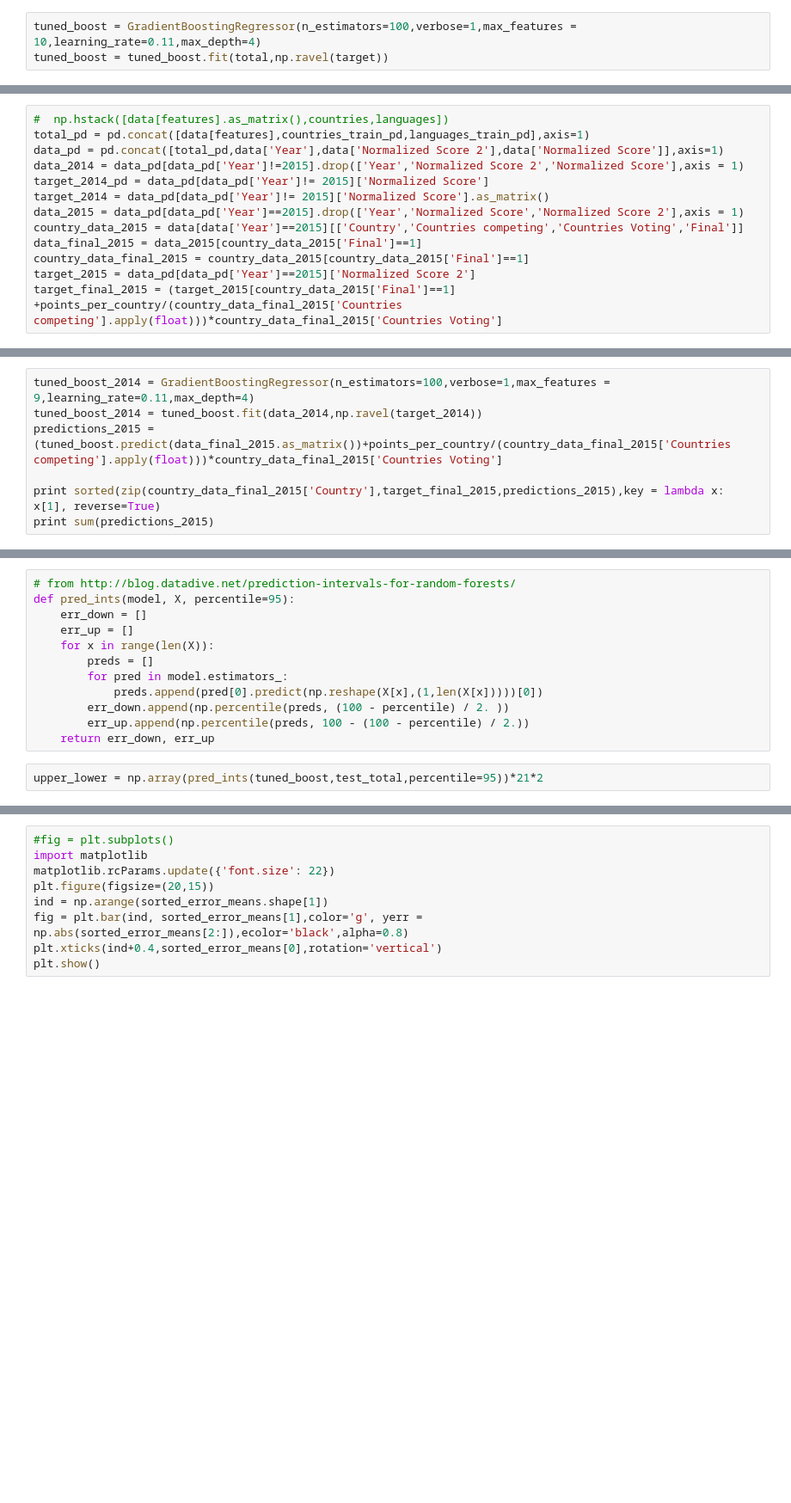
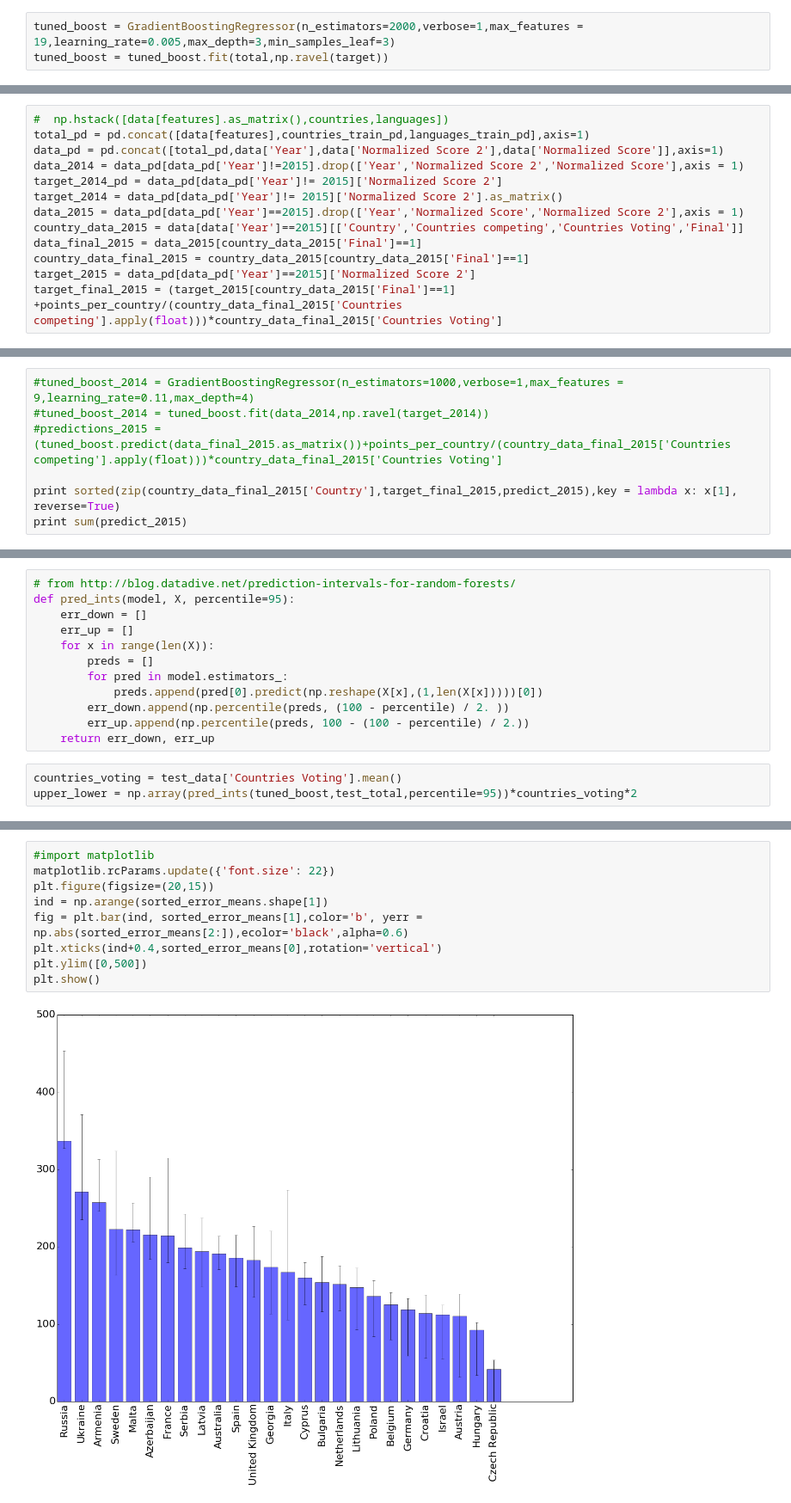
Before and after one commit to janjitse/eurovision2016, a Jupyter notebook: eurovision.ipynb, the cells around one changed output, grey strips where cells are left out. Shown at 86% size. Saved outputs shown, nothing was run; the diff lists cells and outputs as text; blank space fills up the shorter version.

Commit message:
Cleaned up code, added predictions for the final, + evaluations

```diff
--- a/eurovision.ipynb
+++ b/eurovision.ipynb
@@ -192,3 +184,3 @@ for nr_estimators in range(10,200,10):
 # %%
-tuned_boost = GradientBoostingRegressor(n_estimators=100,verbose=1,max_features = 10,learning_rate=0.11,max_depth=4)
+tuned_boost = GradientBoostingRegressor(n_estimators=2000,verbose=1,max_features = 19,learning_rate=0.005,max_depth=3,min_samples_leaf=3)
 tuned_boost = tuned_boost.fit(total,np.ravel(target))
@@ -206,8 +252,8 @@ for l in pred_outcome:
 total_pd = pd.concat([data[features],countries_train_pd,languages_train_pd],axis=1)
 data_pd = pd.concat([total_pd,data['Year'],data['Normalized Score 2'],data['Normalized Score']],axis=1)
 data_2014 = data_pd[data_pd['Year']!=2015].drop(['Year','Normalized Score 2','Normalized Score'],axis = 1)
-target_2014_pd = data_pd[data_pd['Year']!= 2015]['Normalized Score']
-target_2014 = data_pd[data_pd['Year']!= 2015]['Normalized Score'].as_matrix()
+target_2014_pd = data_pd[data_pd['Year']!= 2015]['Normalized Score 2']
+target_2014 = data_pd[data_pd['Year']!= 2015]['Normalized Score 2'].as_matrix()
 data_2015 = data_pd[data_pd['Year']==2015].drop(['Year','Normalized Score','Normalized Score 2'],axis = 1)
 country_data_2015 = data[data['Year']==2015][['Country','Countries competing','Countries Voting','Final']]
 data_final_2015 = data_2015[country_data_2015['Final']==1]
@@ -239,7 +324,7 @@ print mse_a_2015
 # %%
-tuned_boost_2014 = GradientBoostingRegressor(n_estimators=100,verbose=1,max_features = 9,learning_rate=0.11,max_depth=4)
-tuned_boost_2014 = tuned_boost.fit(data_2014,np.ravel(target_2014))
-predictions_2015 = (tuned_boost.predict(data_final_2015.as_matrix())+points_per_country/(country_data_final_2015['Countries competing'].apply(float)))*country_data_final_2015['Countries Voting']
+#tuned_boost_2014 = GradientBoostingRegressor(n_estimators=1000,verbose=1,max_features = 9,learning_rate=0.11,max_depth=4)
+#tuned_boost_2014 = tuned_boost.fit(data_2014,np.ravel(target_2014))
+#predictions_2015 = (tuned_boost.predict(data_final_2015.as_matrix())+points_per_country/(country_data_final_2015['Countries competing'].apply(float)))*country_data_final_2015['Countries Voting']
 
-print sorted(zip(country_data_final_2015['Country'],target_final_2015,predictions_2015),key = lambda x: x[1], reverse=True)
-print sum(predictions_2015)
+print sorted(zip(country_data_final_2015['Country'],target_final_2015,predict_2015),key = lambda x: x[1], reverse=True)
+print sum(predict_2015)
@@ -336,5 +524,6 @@ def pred_ints(model, X, percentile=95):
         err_up.append(np.percentile(preds, 100 - (100 - percentile) / 2.))
     return err_down, err_up
 # %%
-upper_lower = np.array(pred_ints(tuned_boost,test_total,percentile=95))*21*2
+countries_voting = test_data['Countries Voting'].mean()
+upper_lower = np.array(pred_ints(tuned_boost,test_total,percentile=95))*countries_voting*2
 # %%
@@ -349,9 +532,11 @@ sorted_error_means = error_means[:,error_means[1].argsort()[::-1]]
 # %%
-#fig = plt.subplots()
-import matplotlib
+#import matplotlib
 matplotlib.rcParams.update({'font.size': 22})
 plt.figure(figsize=(20,15))
 ind = np.arange(sorted_error_means.shape[1])
-fig = plt.bar(ind, sorted_error_means[1],color='g', yerr = np.abs(sorted_error_means[2:]),ecolor='black',alpha=0.8)
+fig = plt.bar(ind, sorted_error_means[1],color='b', yerr = np.abs(sorted_error_means[2:]),ecolor='black',alpha=0.6)
 plt.xticks(ind+0.4,sorted_error_means[0],rotation='vertical')
+plt.ylim([0,500])
 plt.show()
+# %% [output]
+[figure, added]
```
Also changed, not shown: parts of 70 cells of this notebook.
